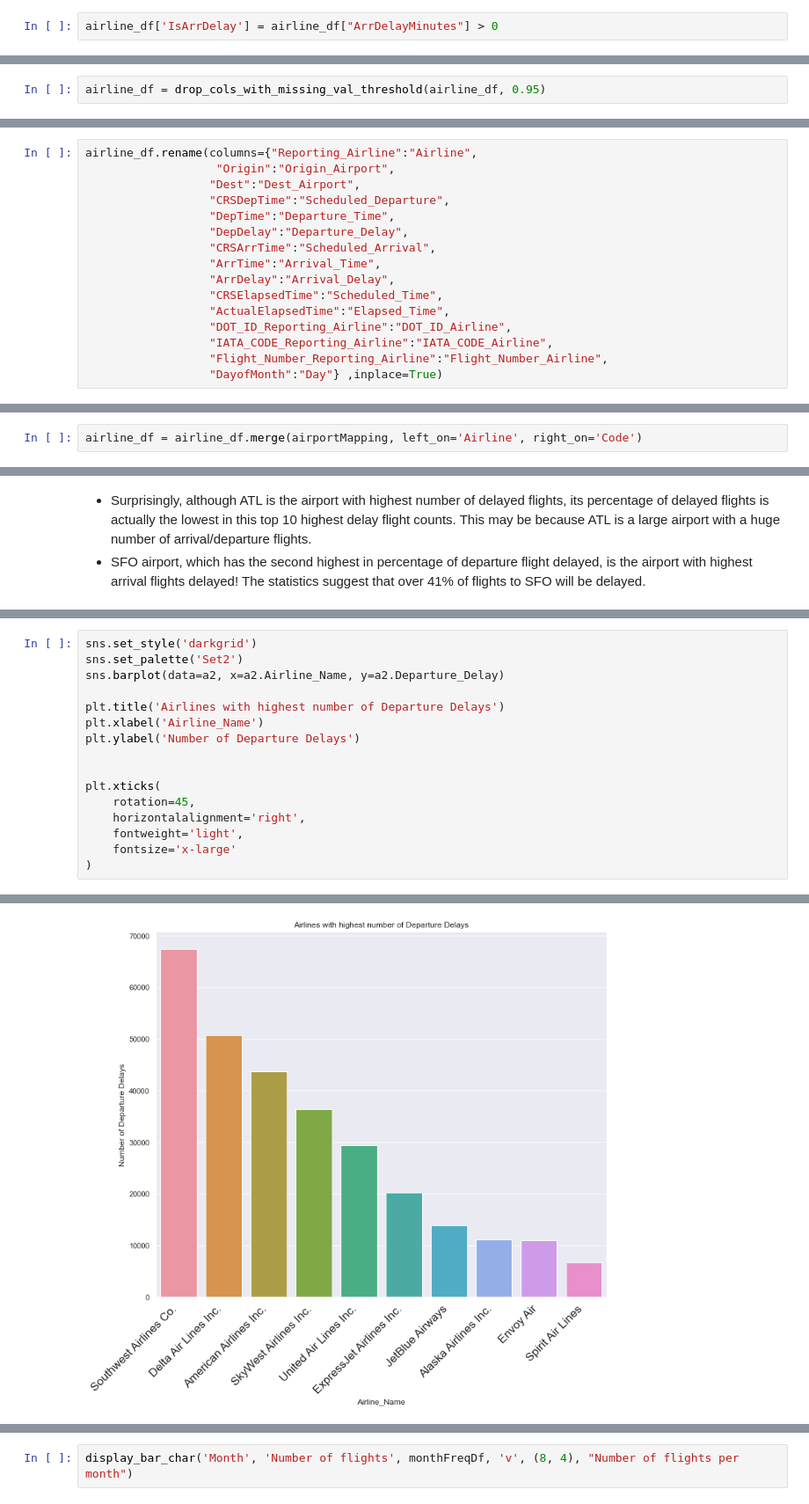
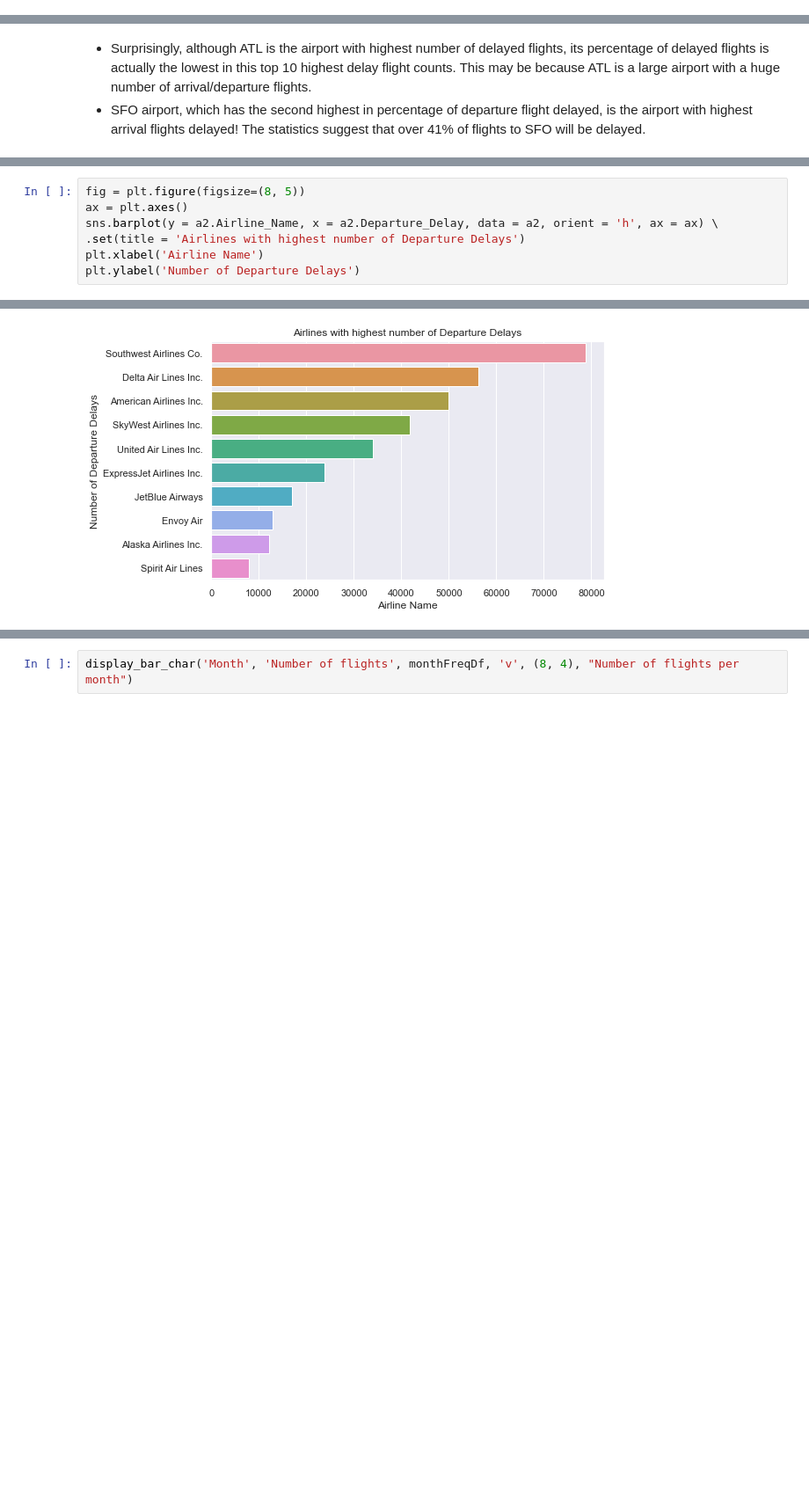
Before and after one commit to grace-pham/Flight-Delay-Predictions, a Jupyter notebook: EDA.ipynb, the cells around one changed output, grey strips where cells are left out. Shown: that part at 88% size. Drawn from its saved outputs; the diff is of its cells as text; blank space fills up the shorter version.

Commit message:
fix: Update exploratory data analysis notebook

```diff
--- a/EDA.ipynb
+++ b/EDA.ipynb
@@ -412,2 +109,0 @@ airline_df['IsDepDelay'] = airline_df["DepDelayMinutes"] > 0
-# %%
-airline_df['IsArrDelay'] = airline_df["ArrDelayMinutes"] > 0
@@ -446,2 +109,0 @@ airline_df.shape
-# %%
-airline_df = drop_cols_with_missing_val_threshold(airline_df, 0.95)
@@ -486,16 +109,0 @@ Index(['Year', 'Month', 'DayofMonth', 'FlightDate', 'Reporting_Airline',
-# %%
-airline_df.rename(columns={"Reporting_Airline":"Airline",
-                   "Origin":"Origin_Airport",
-                  "Dest":"Dest_Airport",
-                  "CRSDepTime":"Scheduled_Departure",
-                  "DepTime":"Departure_Time",
-                  "DepDelay":"Departure_Delay",
-                  "CRSArrTime":"Scheduled_Arrival",
-                  "ArrTime":"Arrival_Time",
-                  "ArrDelay":"Arrival_Delay",
-                  "CRSElapsedTime":"Scheduled_Time",
-                  "ActualElapsedTime":"Elapsed_Time",
-                  "DOT_ID_Reporting_Airline":"DOT_ID_Airline",
-                  "IATA_CODE_Reporting_Airline":"IATA_CODE_Airline",
-                  "Flight_Number_Reporting_Airline":"Flight_Number_Airline",
-                  "DayofMonth":"Day"} ,inplace=True)
@@ -608,2 +109,0 @@ airportMapping.head()
-# %%
-airline_df = airline_df.merge(airportMapping, left_on='Airline', right_on='Code')
@@ -923,17 +631,8 @@ a2
 # %%
-sns.set_style('darkgrid')
-sns.set_palette('Set2')
-sns.barplot(data=a2, x=a2.Airline_Name, y=a2.Departure_Delay)
-
-plt.title('Airlines with highest number of Departure Delays')
-plt.xlabel('Airline_Name')
+fig = plt.figure(figsize=(8, 5))
+ax = plt.axes()
+sns.barplot(y = a2.Airline_Name, x = a2.Departure_Delay, data = a2, orient = 'h', ax = ax) \
+.set(title = 'Airlines with highest number of Departure Delays')
+plt.xlabel('Airline Name')
 plt.ylabel('Number of Departure Delays')
-
-
-plt.xticks(
-    rotation=45,
-    horizontalalignment='right',
-    fontweight='light',
-    fontsize='x-large'
-)
 # %% [output]
@@ -951,4 +640,4 @@ plt.xticks(
-[figure, old version]
+[figure, new version]
 # %%
 ### percentages
 
```
Also changed, not shown: parts of 209 cells of this notebook.
